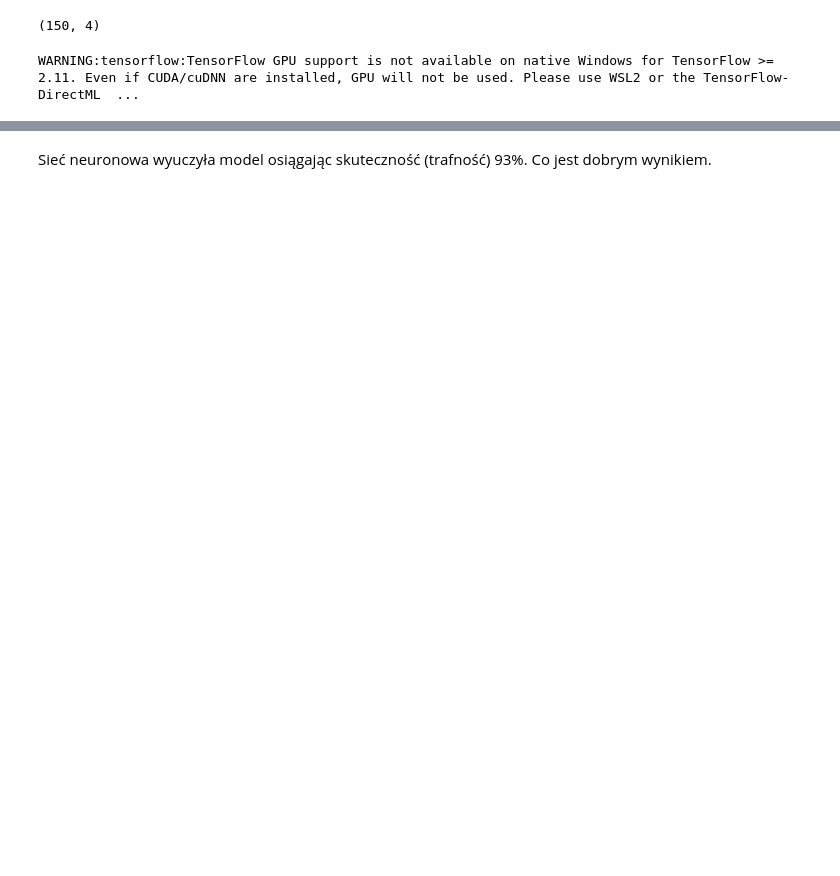
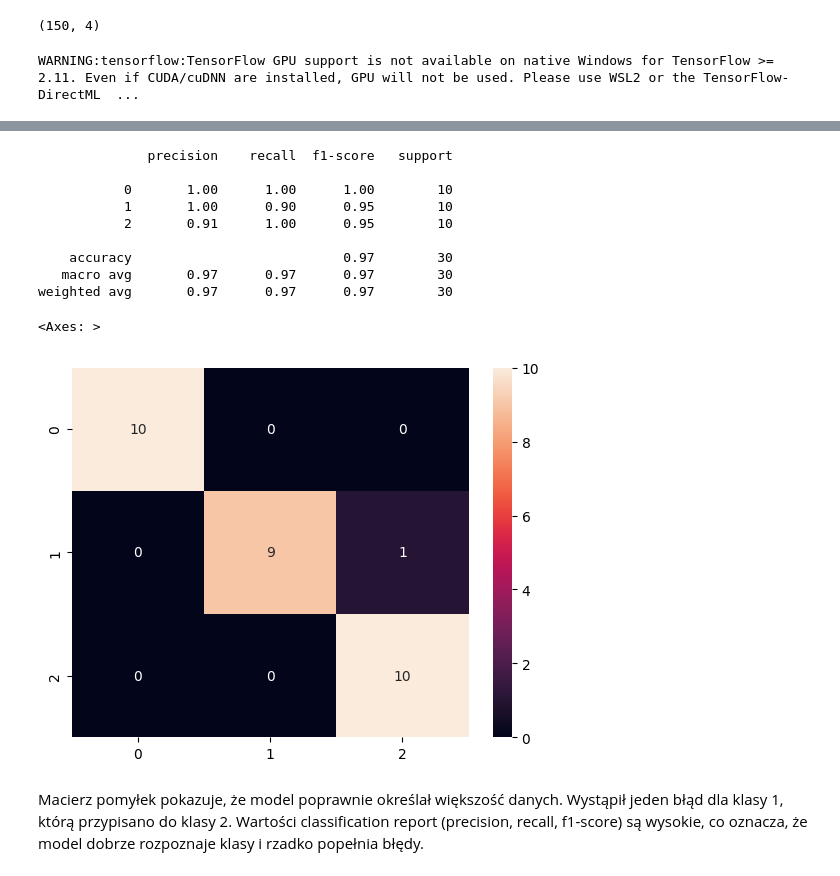
Before and after one commit to Dzbanski/modul18_1, a Jupyter notebook: modul18_1.ipynb, the cells around one changed output, grey strips where cells are left out. Saved outputs shown, nothing was run; the diff lists cells and outputs as text; code cells hidden in the pictures; blank space fills up the shorter version.

```diff
--- a/modul18_1.ipynb
+++ b/modul18_1.ipynb
@@ -89,2 +102,24 @@ print(prediction[:10])
+# %%
+y_pred = np.argmax(prediction, axis=1)
+y_true = np.argmax(y_test, axis=1)
+
+print(classification_report(y_true, y_pred))
+
+cm = confusion_matrix(y_true, y_pred)
+
+sns.heatmap(cm, annot=True, fmt="d")
+# %% [output]
+              precision    recall  f1-score   support
+
+           0       1.00      1.00      1.00        10
+           1       1.00      0.90      0.95        10
+           2       0.91      1.00      0.95        10
+
+    accuracy                           0.97        30
+   macro avg       0.97      0.97      0.97        30
+weighted avg       0.97      0.97      0.97        30
+<Axes: >
+[figure, added]
 # %% [markdown]
-Sieć neuronowa wyuczyła model osiągając skuteczność (trafność) 93%. Co jest dobrym wynikiem.
+Macierz pomyłek pokazuje, że model poprawnie określał większość danych. Wystąpił jeden błąd dla klasy 1, którą przypisano do klasy 2.
+Wartości classification report (precision, recall, f1-score) są wysokie, co oznacza, że model dobrze rozpoznaje klasy i rzadko popełnia błędy.
```
Also changed, not shown: parts of 5 cells of this notebook.
